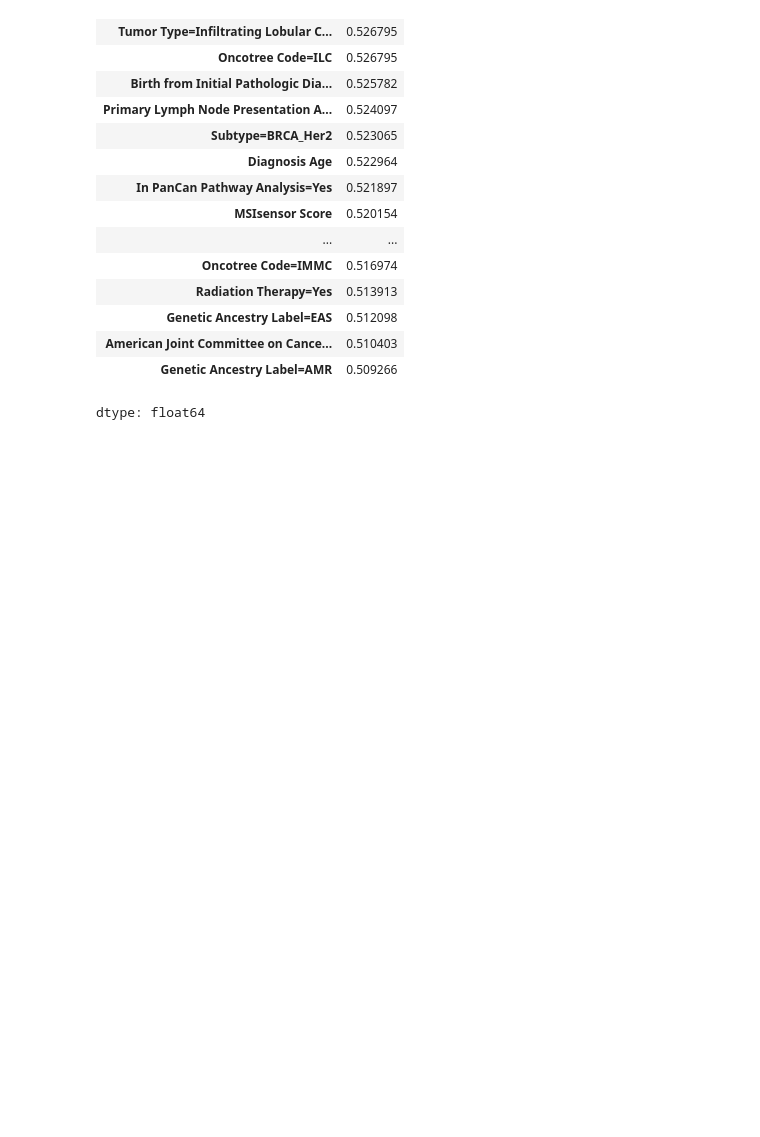
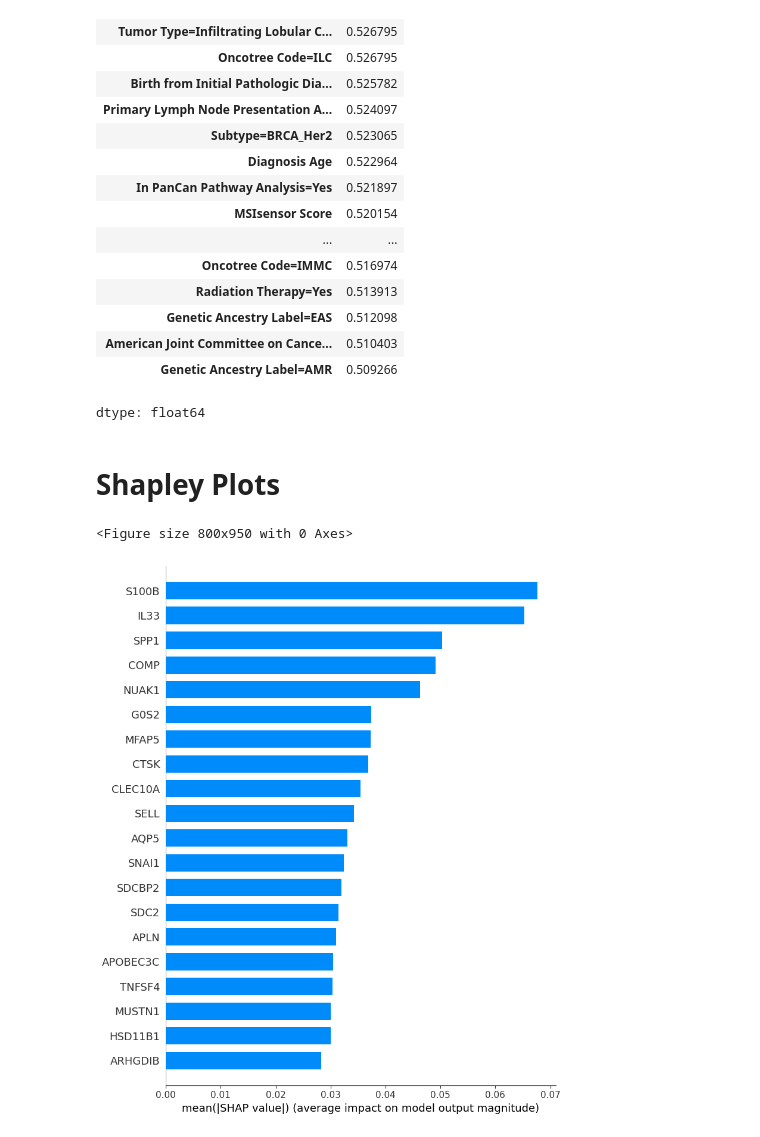
Before and after one commit to CNsquared/breast-cancer-team-1, a Jupyter notebook: project-4/notebooks/personal/ari/Project4.ipynb, the cells around one changed output. Saved outputs shown, nothing was run; the diff lists cells and outputs as text; code cells hidden in the pictures; blank space fills up the shorter version.

```diff
--- a/project-4/notebooks/personal/ari/Project4.ipynb
+++ b/project-4/notebooks/personal/ari/Project4.ipynb
@@ -656,3 +674,5 @@ ranking.iloc[20:40]
 | American Joint Committee on Cance... | 0.510403 |
 | Genetic Ancestry Label=AMR | 0.509266 |
 dtype: float64
+# %% [markdown]
+# Shapley Plots
@@ -658,0 +704,4 @@ dtype: float64
+# %%
+shapley_plot(runner, model)
+# %% [output]
+<Figure size 800x950 with 0 Axes>
@@ -658,0 +713,4 @@ dtype: float64
+# %%
+shap.summary_plot(shap_values[:,:,0], X_test, plot_type="bar", feature_names = col_name)
+# %% [output]
+[figure, added]
```
Also changed, not shown: parts of 14 cells of this notebook.
